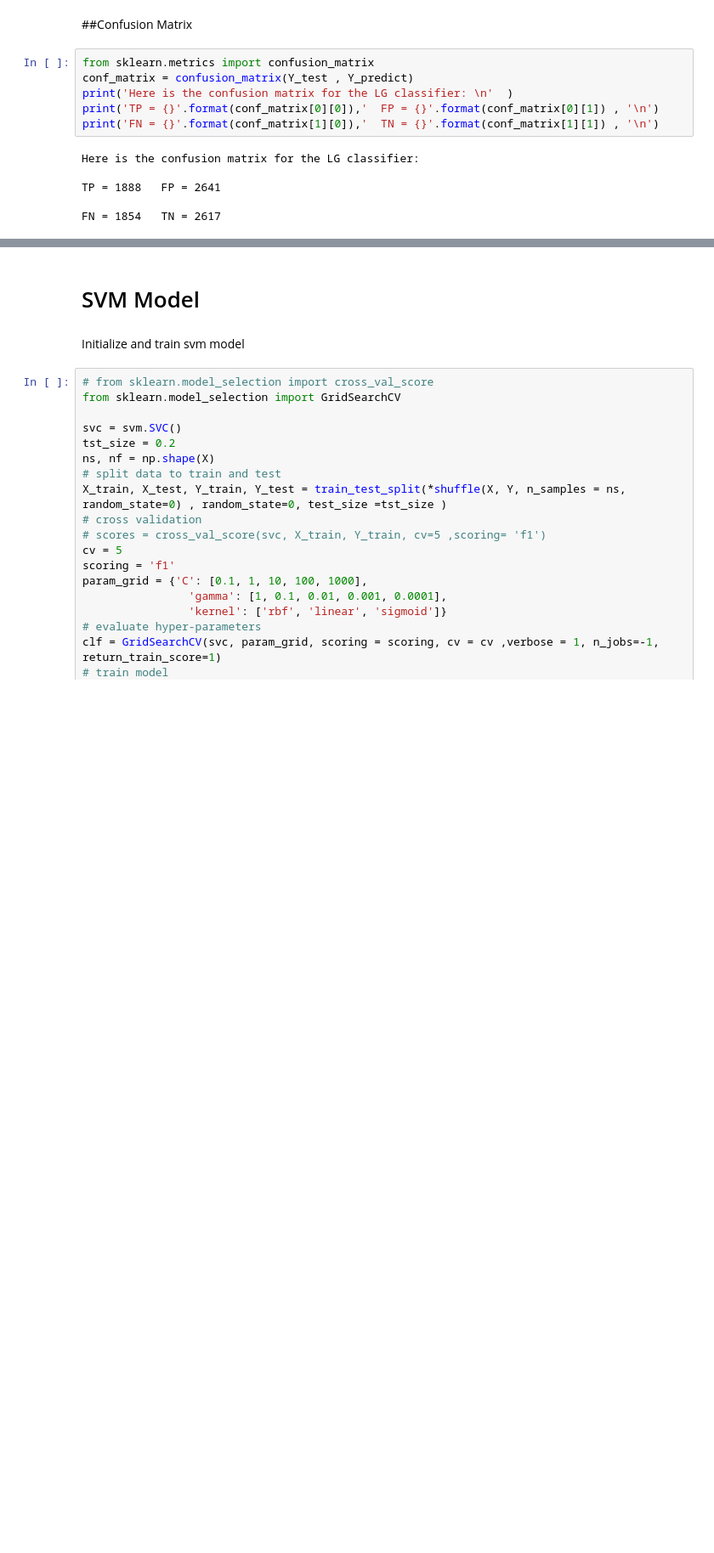
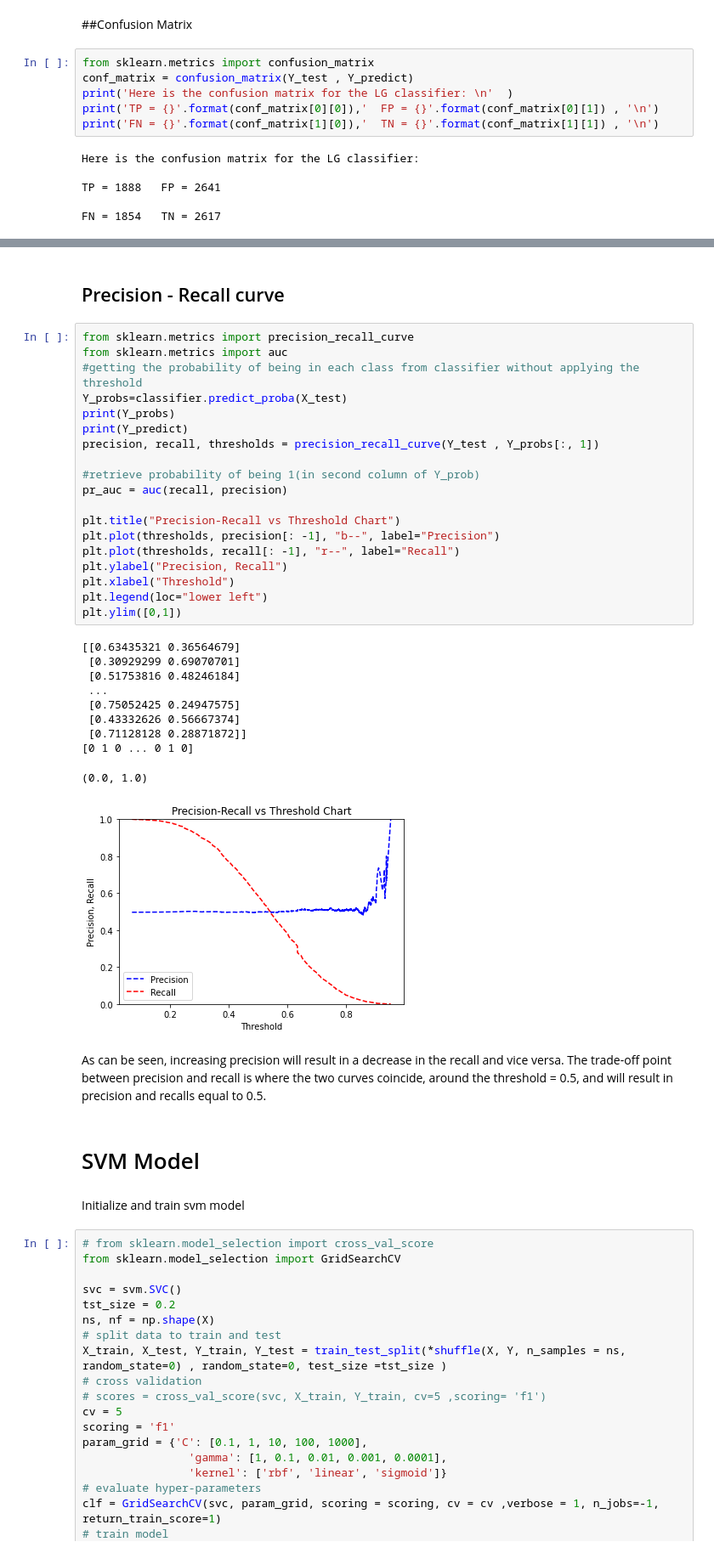
Before and after one commit to as2c/MLP---Cosmology, a Jupyter notebook: Optimization/Model_Evaluation.ipynb, the cells around one changed output, grey strips where cells are left out. Shown at 85% size. Cells and saved outputs as stored; diff of their text form; blank space fills up the shorter version.

```diff
--- a/Optimization/Model_Evaluation.ipynb
+++ b/Optimization/Model_Evaluation.ipynb
@@ -285,3 +300,37 @@ FN = 1854   TN = 2617
+# %% [markdown]
+## Precision - Recall curve
+# %%
+from sklearn.metrics import precision_recall_curve
+from sklearn.metrics import auc
+#getting the probability of being in each class from classifier without applying the threshold
+Y_probs=classifier.predict_proba(X_test)
+print(Y_probs)
+print(Y_predict)
+precision, recall, thresholds = precision_recall_curve(Y_test , Y_probs[:, 1])
+
+#retrieve probability of being 1(in second column of Y_prob)
+pr_auc = auc(recall, precision)
+
+plt.title("Precision-Recall vs Threshold Chart")
+plt.plot(thresholds, precision[: -1], "b--", label="Precision")
+plt.plot(thresholds, recall[: -1], "r--", label="Recall")
+plt.ylabel("Precision, Recall")
+plt.xlabel("Threshold")
+plt.legend(loc="lower left")
+plt.ylim([0,1])
+# %% [output]
+[[0.63435321 0.36564679]
+ [0.30929299 0.69070701]
+ [0.51753816 0.48246184]
+ ...
+ [0.75052425 0.24947575]
+ [0.43332626 0.56667374]
+ [0.71128128 0.28871872]]
+[0 1 0 ... 0 1 0]
+(0.0, 1.0)
+[figure, added]
+# %% [markdown]
+As can be seen, increasing precision will result in a decrease in the recall and vice versa. The trade-off point between precision and recall is where the two curves coincide, around the threshold = 0.5, and will result in precision and recalls equal to 0.5.
 # %% [markdown]
 # SVM Model
 # %% [markdown]
```
Also changed, not shown: parts of 4 cells of this notebook.
